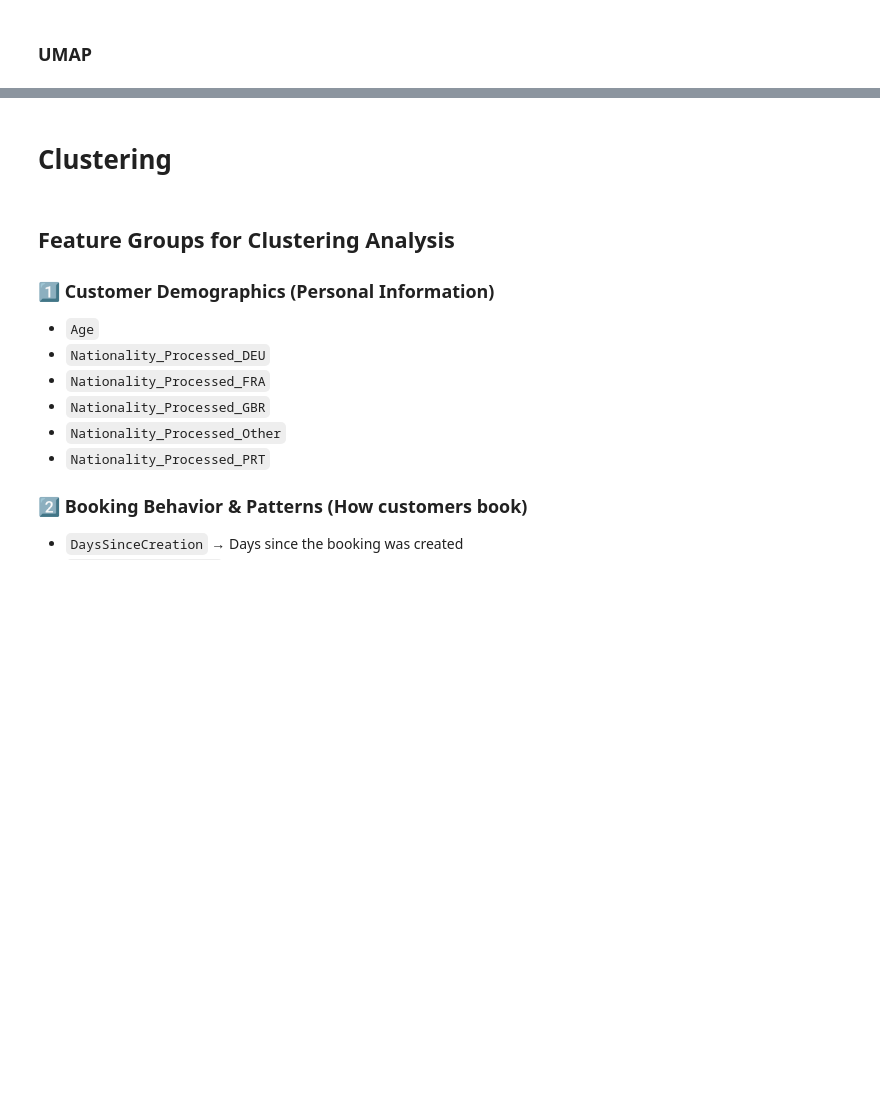
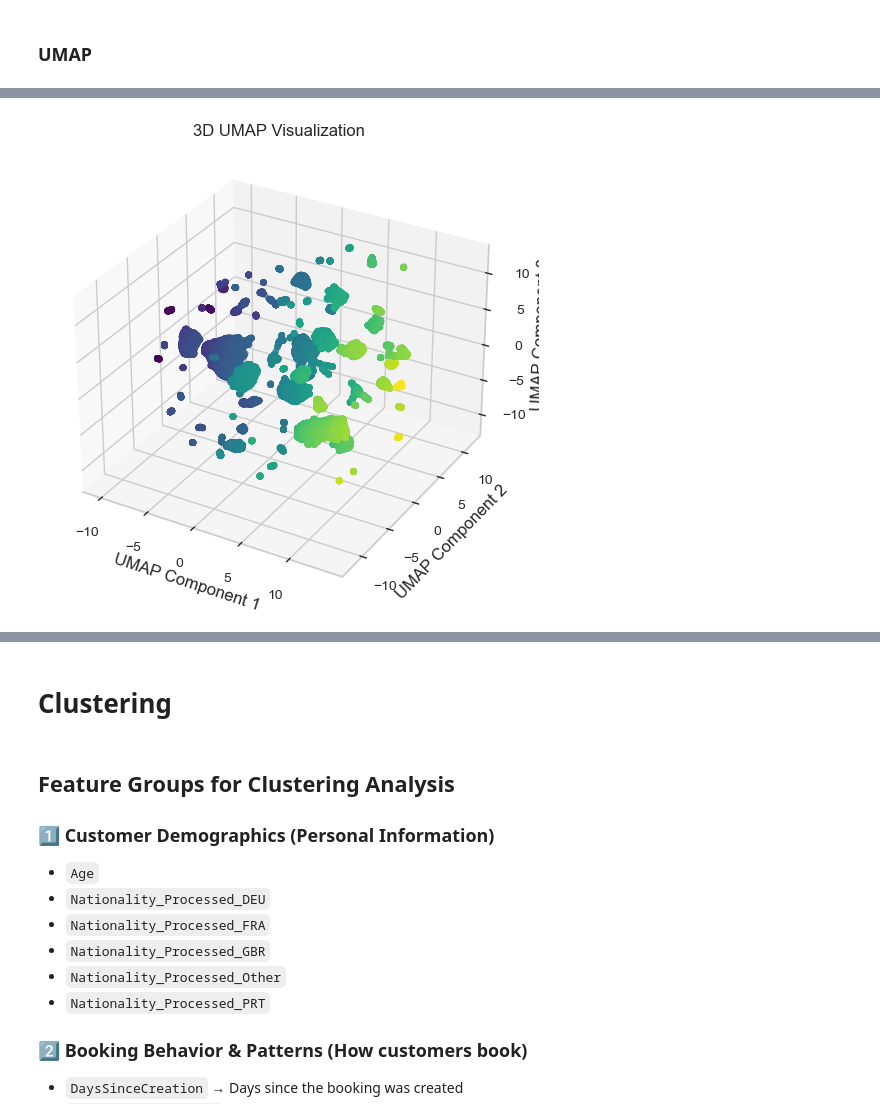
Before and after one commit to gugaaa1904/BC, a Jupyter notebook: Case 1.ipynb, the cells around one changed output, grey strips where cells are left out. Saved outputs shown, nothing was run; the diff lists cells and outputs as text; code cells hidden in the pictures; blank space fills up the shorter version.

```diff
--- a/Case 1.ipynb
+++ b/Case 1.ipynb
@@ -515,17 +845,14 @@ print("UMAP-reduced shape:", X_umap.shape)
 # %%
-umap_params = [
-    {"n_neighbors": 5, "min_dist": 0.1},
-    {"n_neighbors": 15, "min_dist": 0.1},
-    {"n_neighbors": 30, "min_dist": 0.3},
-]
+umap_reducer_3d = umap.UMAP(n_components=3, n_neighbors=15, min_dist=0.1, random_state=123)
+data_umap_3d = umap_reducer_3d.fit_transform(scaled_data)
 
-for params in umap_params:
-    umap_reducer = umap.UMAP(n_components=2, n_neighbors=params["n_neighbors"], min_dist=params["min_dist"], random_state=123)
-    X_umap_test = umap_reducer.fit_transform(X_scaled)
-
-    plt.figure(figsize=(8, 6))
-    plt.scatter(X_umap_test[:, 0], X_umap_test[:, 1], s=5, alpha=0.5)
-    plt.title(f"UMAP with n_neighbors={params['n_neighbors']} & min_dist={params['min_dist']}")
-    plt.xlabel("UMAP Component 1")
-    plt.ylabel("UMAP Component 2")
-    plt.show()
+fig = plt.figure(figsize=(8, 6))
+ax = fig.add_subplot(111, projection='3d')
+ax.scatter(data_umap_3d[:, 0], data_umap_3d[:, 1], data_umap_3d[:, 2], c=data_umap_3d[:, 0], cmap='viridis', alpha=0.5)
+ax.set_xlabel('UMAP Component 1')
+ax.set_ylabel('UMAP Component 2')
+ax.set_zlabel('UMAP Component 3')
+ax.set_title('3D UMAP Visualization')
+plt.show()
+# %% [output]
+[figure, added]
```
Also changed, not shown: parts of 65 cells of this notebook.
